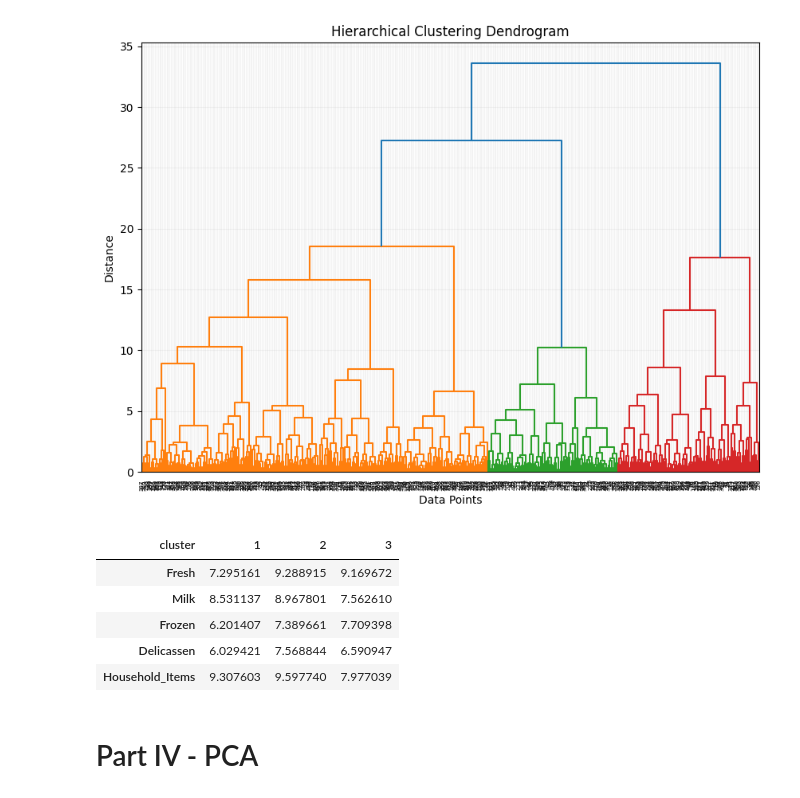
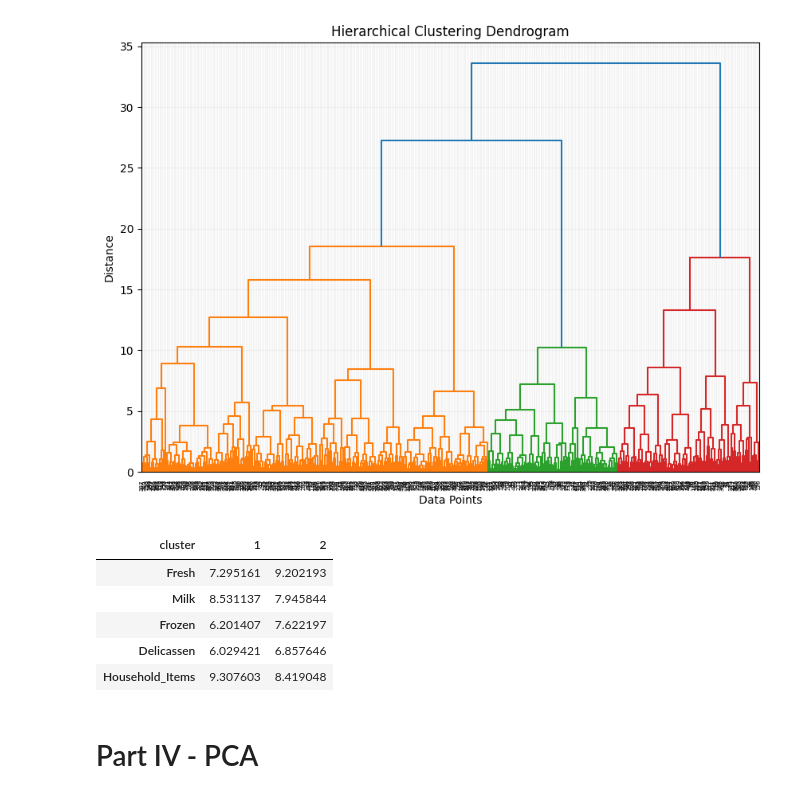
Before and after one commit to kangelamw/ang-lhl-ml-project-unsupervised-learning, a Jupyter notebook: Unsupervised Learning - Project.ipynb, the cells around one changed output. Cells and saved outputs as stored; diff of their text form; code cells hidden in the pictures.

```diff
--- a/Unsupervised Learning - Project.ipynb
+++ b/Unsupervised Learning - Project.ipynb
@@ -831,24 +837,24 @@ plt.show()
 # %%
 # I think 3 clusters would be nice...
 from scipy.cluster.hierarchy import fcluster
 
-distance_threshold = 20 # The major split into 3 seems to be happening just under 20
+distance_threshold = 30 # The major split into 2 seems to be happening just under 30
 clusters = fcluster(Z,
                     t=distance_threshold,
                     criterion='distance')
 hc_df['cluster'] = clusters
 
 # Calculate the mean values of features for each cluster
 h_cluster_means = hc_df.groupby('cluster').mean().T
 
 h_cluster_means
 # %% [output]
-| cluster | 1 | 2 | 3 |
-| Fresh | 7.295161 | 9.288915 | 9.169672 |
-| Milk | 8.531137 | 8.967801 | 7.562610 |
-| Frozen | 6.201407 | 7.389661 | 7.709398 |
-| Delicassen | 6.029421 | 7.568844 | 6.590947 |
-| Household_Items | 9.307603 | 9.597740 | 7.977039 |
+| cluster | 1 | 2 |
+| Fresh | 7.295161 | 9.202193 |
+| Milk | 8.531137 | 7.945844 |
+| Frozen | 6.201407 | 7.622197 |
+| Delicassen | 6.029421 | 6.857646 |
+| Household_Items | 9.307603 | 8.419048 |
 # %% [markdown]
 # Part IV - PCA
 # %% [markdown]
```
Also changed, not shown: parts of 18 cells of this notebook, 4 other files.
